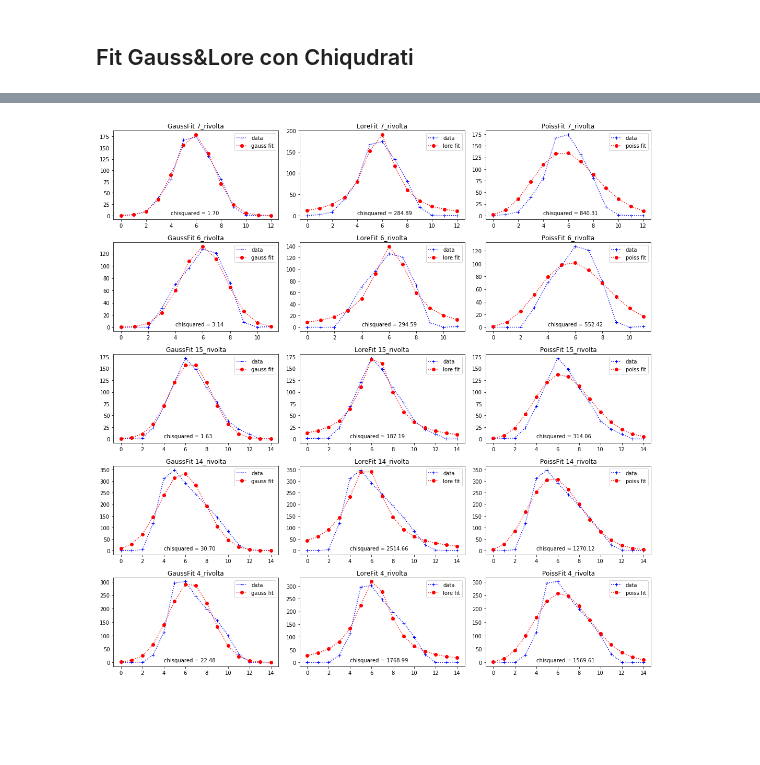
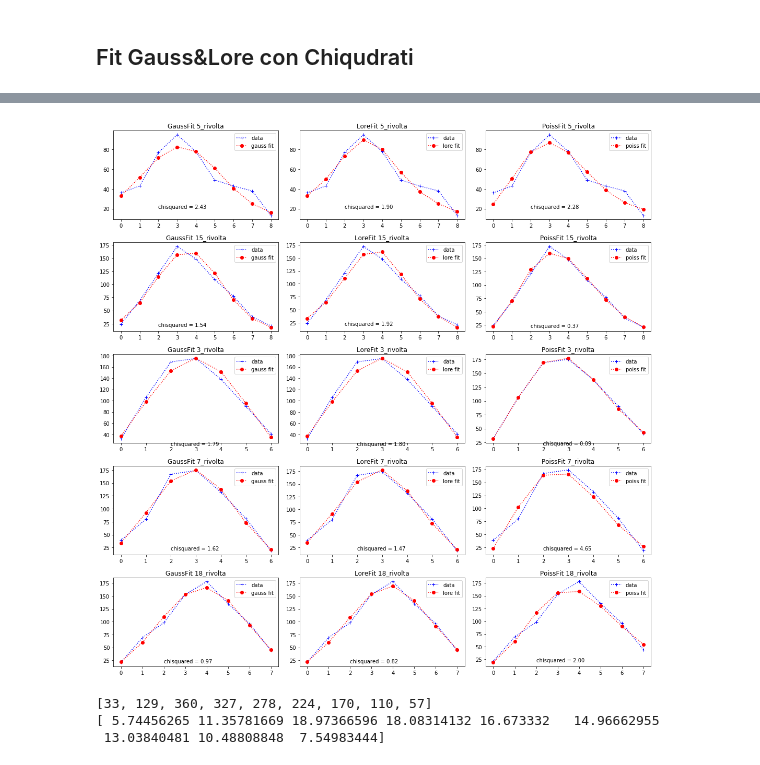
Before and after one commit to jackdeandrea/Econofisica, a Jupyter notebook: definizione_rivolte_fit.ipynb, the cells around one changed output, grey strips where cells are left out. Drawn from its saved outputs; the diff is of its cells as text; code cells hidden in the pictures; blank space fills up the shorter version.

```diff
--- a/definizione_rivolte_fit.ipynb
+++ b/definizione_rivolte_fit.ipynb
@@ -40,7 +40,7 @@ def chiquadronorm(oss, fit, sigma, ddof, aiuto=False, norm=True):
     for i in range(len(oss)):
         scarti.append(oss[i]-fit[i])
         scartiquadri.append(scarti[i]*scarti[i])
-        scartiquadridivisi.append(scartiquadri[i]/(sigma*sigma))
+        scartiquadridivisi.append(scartiquadri[i]/(sigma[i]*sigma[i]))
 
         if (aiuto==True):
             print('scarti= ', scarti[i])
@@ -56,14 +56,14 @@ def chiquadronorm(oss, fit, sigma, ddof, aiuto=False, norm=True):
         return (chiquadro)
 
 
-def gauss(x,a,x0,sigma):
+def gauss(x,a,x0,sigma,baseline):
     'Ritorna array gaussiano a partire da lista x secondo i parametri a,x0,sigma'
-    return a*exp(-(x-x0)**2/(sigma*sigma))
+    return (baseline + a*exp(-(x-x0)**2/(sigma*sigma)))
 
 
-def lore(x, a, x0, y0):
+def lore(x, a, x0, y0, baseline):
     'Ritorna array lorentziano a partire da lista x secondo i parametri a,x0,yo'
-    return a*(y0/(((x - x0)**2) + (y0**2)))
+    return (baseline + a*(y0/(((x - x0)**2) + (y0**2))))
 
 def fattoriale(x):
     temp_list = []
@@ -75,8 +75,8 @@ def fattoriale(x):
         temp_list.append(f)
     return(temp_list)
 
-def poisson(x, a, media):
-    result = a*(media**x)*np.exp(-media)/fattoriale(x)
+def poisson(x, a, media, baseline):
+    result = baseline + a*(media**x)*np.exp(-media)/fattoriale(x)
     return(result)
 # %% [markdown]
 ## Selecting Spikes
@@ -153,3 +133,7 @@ dir(curve_fit)
+# %%
+bellerivolte = ['5_rivolta', '15_rivolta', '3_rivolta', '7_rivolta', '18_rivolta']
+# %%
+choosen_list = bellerivolte
 # %% [markdown]
 ## Fit Gauss&Lore con Chiqudrati
 # %%
@@ -160,39 +144,52 @@ for i, rivolta in enumerate(choosen_list):
 
     y = rivolte_dict[rivolta]
     x = range(len(y))
+    ##computo errore come radice dei conteggi
+    sigma_gauss = np.where(np.sqrt(y)==0,1,np.sqrt(y))
+    ##computo errore come larghezza a metà altezza
+    #sigma_gauss = 2*sqrt(np.abs(gauss_params[2]*gauss_params[2]*2*log(2)))
+    gauss_params,gauss_cov = curve_fit(gauss,x,y,p0=[200.,3.,2.5,0],sigma=sigma_gauss)
+    gauss_red_chisq = chiquadronorm(y, gauss(x,*gauss_params), sigma_gauss, len(y)-len(gauss_params), norm=True)
+    #print('amplitude:', gauss_params[0])
+    #print('mean:', gauss_params[1])
+    #print('sigma:', gauss_params[2])
+    #print('baseline: ', gauss_params[3])
+    #print('errore: ', sigma_gauss)
 
-    gauss_params,gauss_cov = curve_fit(gauss,x,y)
-    ##computo errore come larghezza a metà altezza
-    sigma_gauss = 2*sqrt(np.abs(gauss_params[2]*gauss_params[2]*2*log(2)))
-    gauss_red_chisq = chiquadronorm(y, gauss(x,*gauss_params), sigma_gauss, len(y)-3, norm=True)
-    print('sigma:', gauss_params[2])
-    print('errore: ', sigma_gauss)
-    lore_params,lore_cov = curve_fit(lore,x,y)
-    sigma_lore = 1
-    lore_red_chisq = chiquadronorm(y, lore(x,*lore_params), sigma_lore, len(y)-3, norm=True)
+    sigma_lore = sigma_gauss
+    lore_params,lore_cov = curve_fit(lore,x,y,p0=[-500.,3.,-2.,-30.],sigma=sigma_gauss)
+    lore_red_chisq = chiquadronorm(y, lore(x,*lore_params), sigma_lore, len(y)-len(lore_params), norm=True)
+    #print('amplitude:', lore_params[0])
+    #print('mean:', lore_params[1])
+    #print('y0:', lore_params[2])
+    #print('baseline:', lore_params[3])
+    #print('errore: ', sigma_lore)
 
-    poiss_params,poiss_cov = curve_fit(poisson,x,y)
-    sigma_poiss = 1
-    poiss_red_chisq = chiquadronorm(y, poisson(x, *poiss_params), sigma_poiss, len(y)-2, norm=True)
+    sigma_poiss = sigma_gauss
+    poiss_params,poiss_cov = curve_fit(poisson,x,y, p0=[400.,3.,0], sigma=sigma_poiss)
+    poiss_red_chisq = chiquadronorm(y, poisson(x, *poiss_params), sigma_poiss, len(y)-len(poiss_params), norm=True)
+    print('amplitude:', poiss_params[0])
+    print('mean:', poiss_params[1])
+    print('errore: ', sigma_poiss)
 
     ax[i][0].plot(x,y,'b+:',label='data')
     ax[i][0].plot(x,gauss(x,*gauss_params),'ro:',label='gauss fit')
     ax[i][0].legend()
-    ax[i][0].text(4,2,'chisquared = %.2f' % (gauss_red_chisq))
+    ax[i][0].text(2,20,'chisquared = %.2f' % (gauss_red_chisq))
     ax[i][0].title.set_text('GaussFit ' + rivolta)
 
     ax[i][1].plot(x,y,'b+:',label='data')
     ax[i][1].plot(x,lore(x,*lore_params),'ro:',label='lore fit')
     ax[i][1].legend()
-    ax[i][1].text(4,2,'chisquared = %.2f' % (lore_red_chisq))
+    ax[i][1].text(2,20,'chisquared = %.2f' % (lore_red_chisq))
     ax[i][1].title.set_text('LoreFit ' + rivolta)
 
     ax[i][2].plot(x,y,'b+:',label='data')
     ax[i][2].plot(x,poisson(x,*poiss_params),'ro:',label='poiss fit')
     ax[i][2].legend()
-    ax[i][2].text(4,2,'chisquared = %.2f' % (poiss_red_chisq))
+    ax[i][2].text(2,20,'chisquared = %.2f' % (poiss_red_chisq))
     ax[i][2].title.set_text('PoissFit ' + rivolta)
 
 fig.tight_layout()
-fig.show()
+plt.show()
 # %% [output]
@@ -209 +216,11 @@ errore:  6.6513327142814145
-[figure, old version]
+[figure, new version]
+# %%
+ipsilon = rivolte_dict['13_rivolta']
+ics = range(len(ipsilon))
+err_ipsilon = np.where(np.sqrt(ipsilon) == 0, 1, np.sqrt(ipsilon))
+print(ipsilon)
+print(err_ipsilon)
+# %% [output]
+[33, 129, 360, 327, 278, 224, 170, 110, 57]
+[ 5.74456265 11.35781669 18.97366596 18.08314132 16.673332   14.96662955
+ 13.03840481 10.48808848  7.54983444]
```
Also changed, not shown: parts of 13 cells of this notebook.
